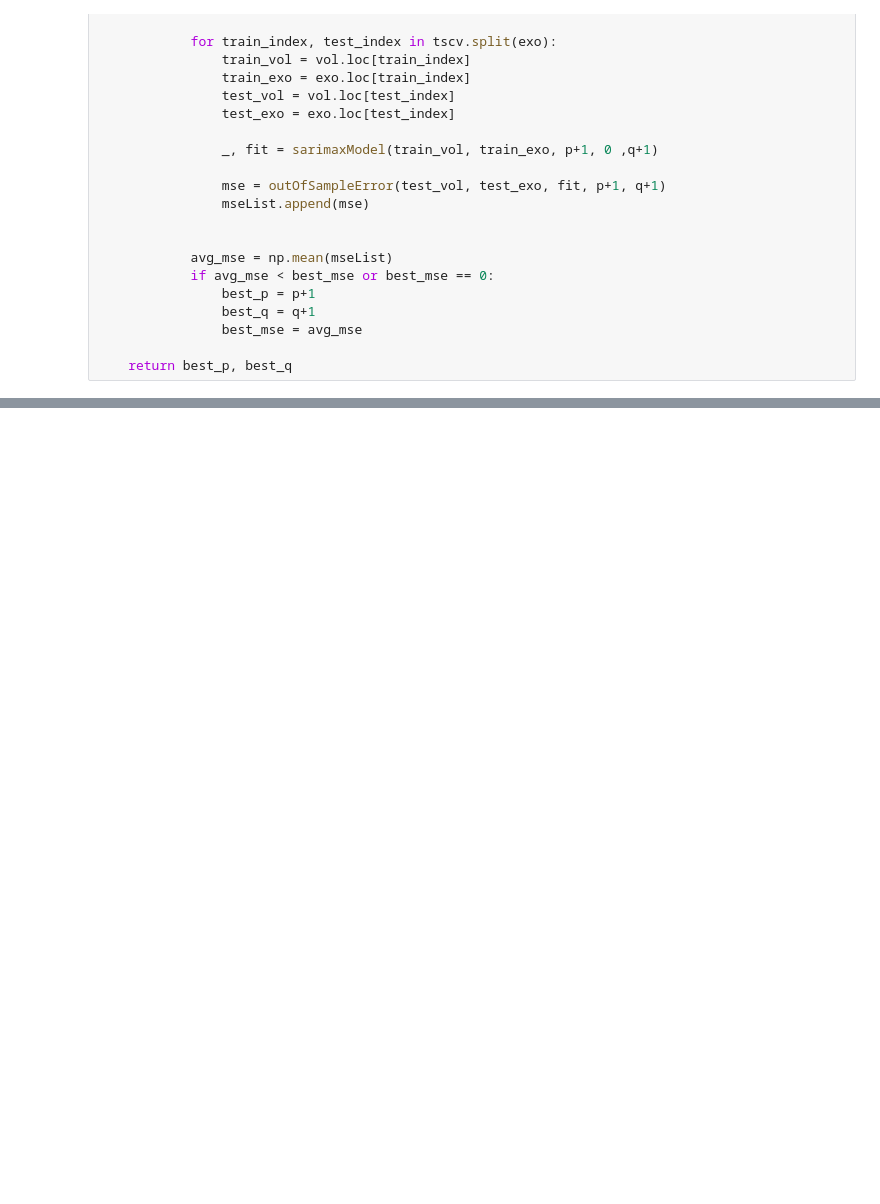
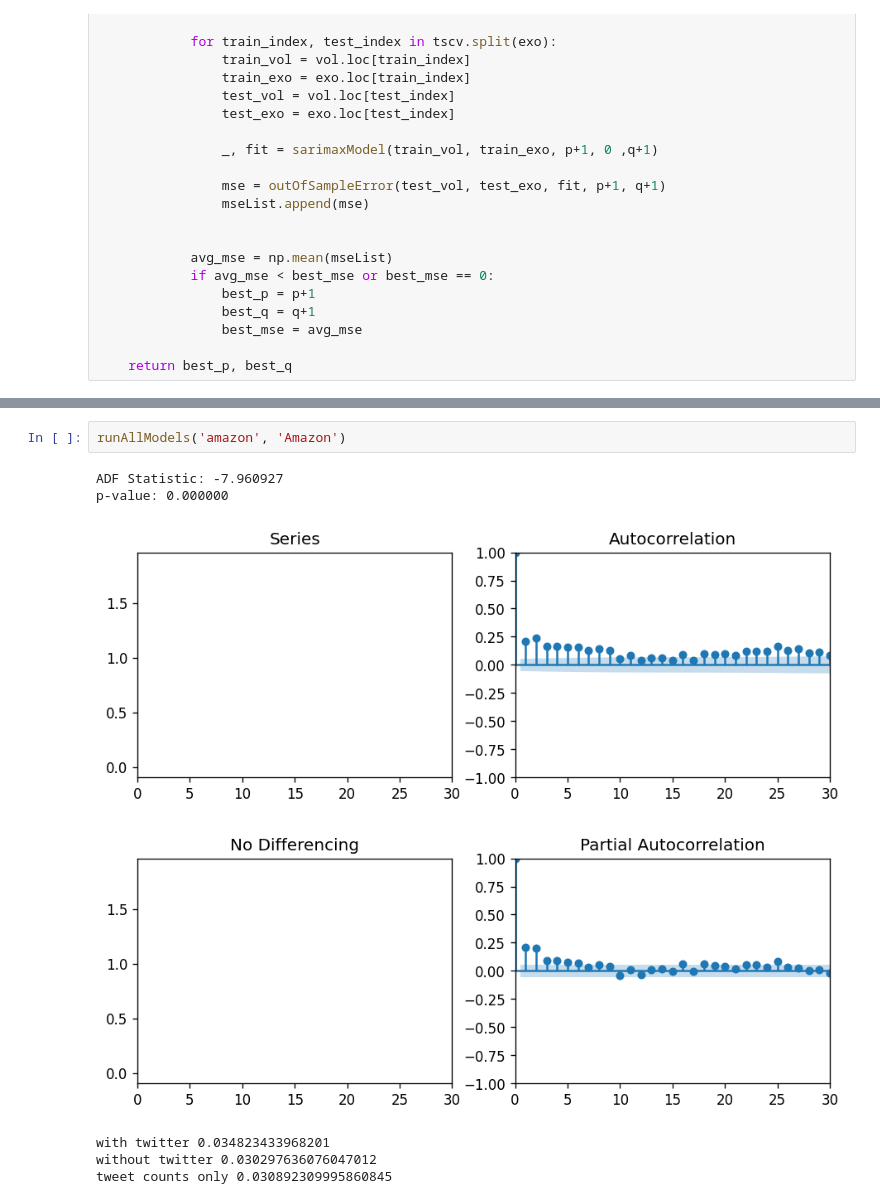
Before and after one commit to odricketts/cse131Rocks, a Jupyter notebook: GeneralVolatilityARIMAModel.ipynb, the cells around one changed output, grey strips where cells are left out. Saved outputs shown, nothing was run; the diff lists cells and outputs as text; blank space fills up the shorter version.

```diff
--- a/GeneralVolatilityARIMAModel.ipynb
+++ b/GeneralVolatilityARIMAModel.ipynb
@@ -374,0 +402,10 @@ Name: Volatility, Length: 1300, dtype: float64
+# %%
+runAllModels('amazon', 'Amazon')
+# %% [output]
+ADF Statistic: -7.960927
+p-value: 0.000000
+[figure, added]
+[figure, added]
+with twitter 0.034823433968201
+without twitter 0.030297636076047012
+tweet counts only 0.030892309995860845
```
Also changed, not shown: parts of 20 cells of this notebook.
